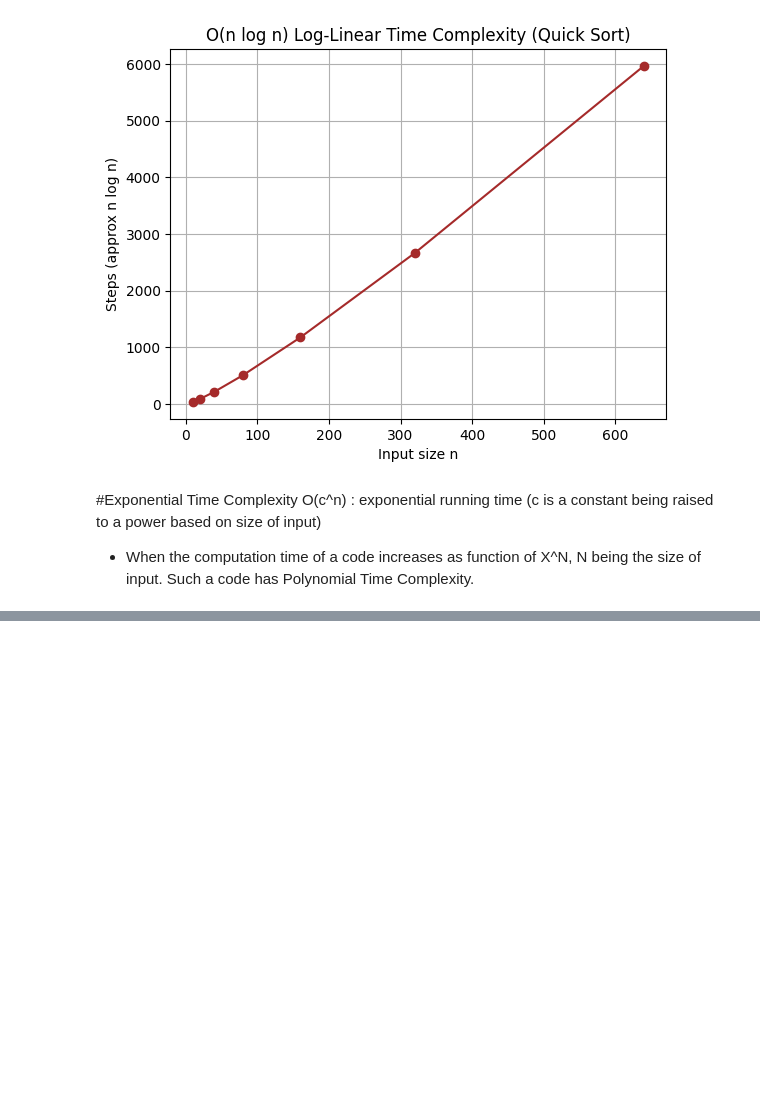
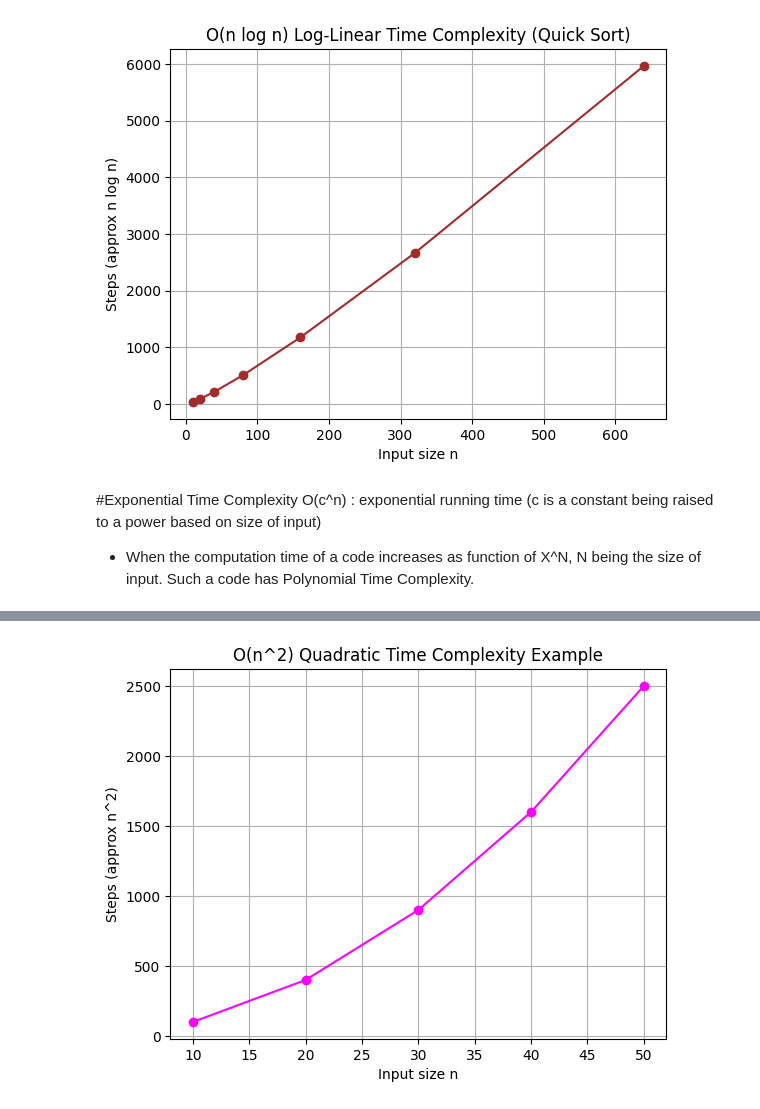
Before and after one commit to khushboosharma748/APS, a Jupyter notebook: Lab_3_Growth_of_function.ipynb, the cells around one changed output, grey strips where cells are left out. Saved outputs shown, nothing was run; the diff lists cells and outputs as text; code cells hidden in the pictures; blank space fills up the shorter version.

```diff
--- a/Lab_3_Growth_of_function.ipynb
+++ b/Lab_3_Growth_of_function.ipynb
@@ -278,0 +324,29 @@ plt.show()
+# %%
+#Prob_8 plot graph similar to above figure
+import matplotlib.pyplot as plt
+
+
+def quadratic_example(n):
+    count = 0
+    for i in range(n):
+        for j in range(n):
+            count += 1
+    return count
+
+n_values = [10, 20, 30, 40, 50]
+time_values = []
+
+for n in n_values:
+    quadratic_example(n)
+    time_values.append(n**2)
+
+
+plt.figure()
+plt.plot(n_values, time_values, marker='o', color='magenta')
+plt.xlabel("Input size n")
+plt.ylabel("Steps (approx n^2)")
+plt.title("O(n^2) Quadratic Time Complexity Example")
+plt.grid(True)
+plt.show()
+# %% [output]
+[figure, added]
```
Also changed, not shown: parts of 5 cells of this notebook.
